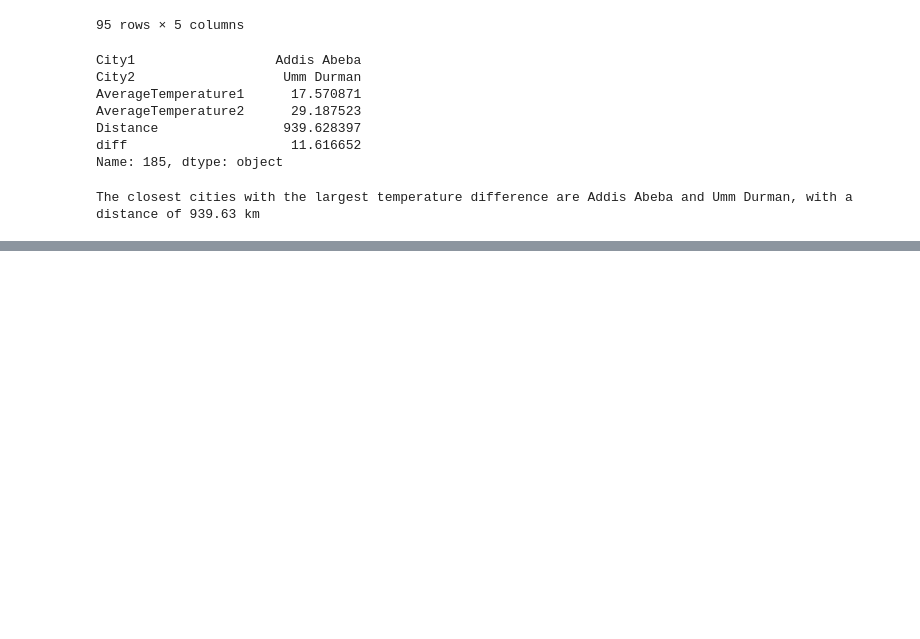
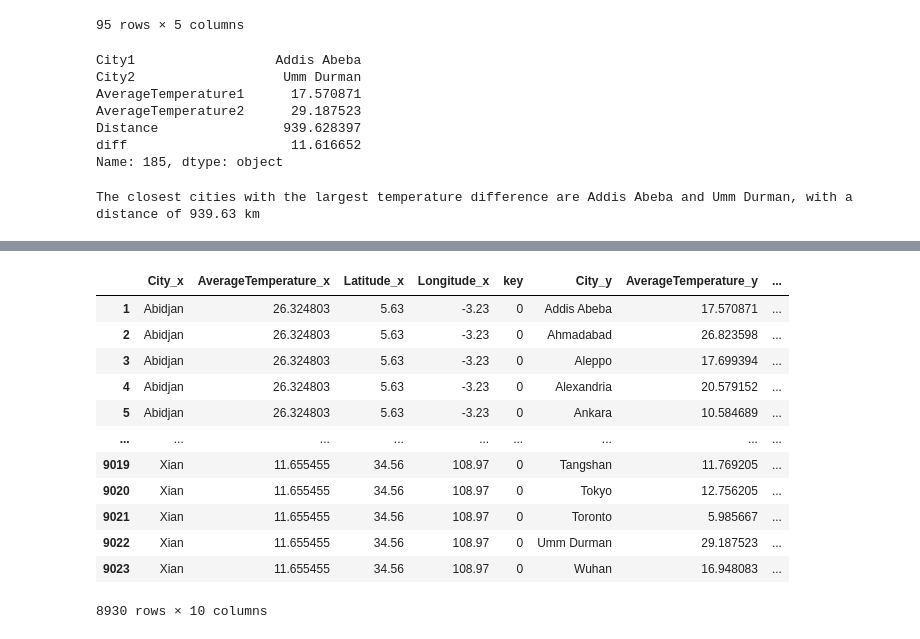
Before and after one commit to Shakirov-ER/spbu_project, a Jupyter notebook: Task_3.ipynb, the cells around one changed output, grey strips where cells are left out. Cells and saved outputs as stored; diff of their text form; code cells hidden in the pictures; blank space fills up the shorter version.

```diff
--- a/Task_3.ipynb
+++ b/Task_3.ipynb
@@ -586,0 +624,17 @@ The closest cities with the largest temperature difference are Addis Abeba and U
+# %%
+new_data['Distance'] = haversine_distance(new_data.Latitude_x, new_data.Longitude_x, new_data.Latitude_y, new_data.Longitude_y)
+new_data
+# %% [output]
+|  | City_x | AverageTemperature_x | Latitude_x | Longitude_x | key | City_y | AverageTemperature_y | ... |
+| 1 | Abidjan | 26.324803 | 5.63 | -3.23 | 0 | Addis Abeba | 17.570871 | ... |
+| 2 | Abidjan | 26.324803 | 5.63 | -3.23 | 0 | Ahmadabad | 26.823598 | ... |
+| 3 | Abidjan | 26.324803 | 5.63 | -3.23 | 0 | Aleppo | 17.699394 | ... |
+| 4 | Abidjan | 26.324803 | 5.63 | -3.23 | 0 | Alexandria | 20.579152 | ... |
+| 5 | Abidjan | 26.324803 | 5.63 | -3.23 | 0 | Ankara | 10.584689 | ... |
+| ... | ... | ... | ... | ... | ... | ... | ... | ... |
+| 9019 | Xian | 11.655455 | 34.56 | 108.97 | 0 | Tangshan | 11.769205 | ... |
+| 9020 | Xian | 11.655455 | 34.56 | 108.97 | 0 | Tokyo | 12.756205 | ... |
+| 9021 | Xian | 11.655455 | 34.56 | 108.97 | 0 | Toronto | 5.985667 | ... |
+| 9022 | Xian | 11.655455 | 34.56 | 108.97 | 0 | Umm Durman | 29.187523 | ... |
+| 9023 | Xian | 11.655455 | 34.56 | 108.97 | 0 | Wuhan | 16.948083 | ... |
+8930 rows × 10 columns
```
Also changed, not shown: parts of 6 cells of this notebook.
